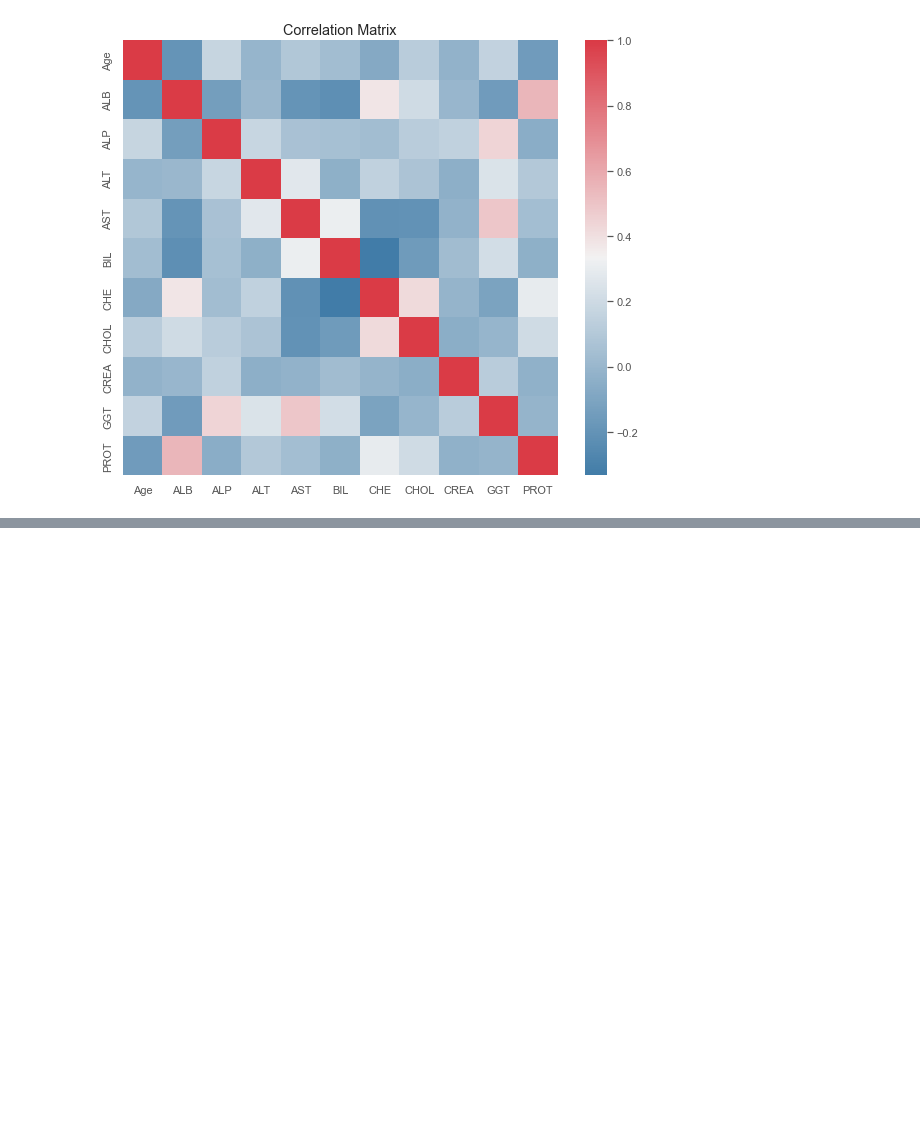
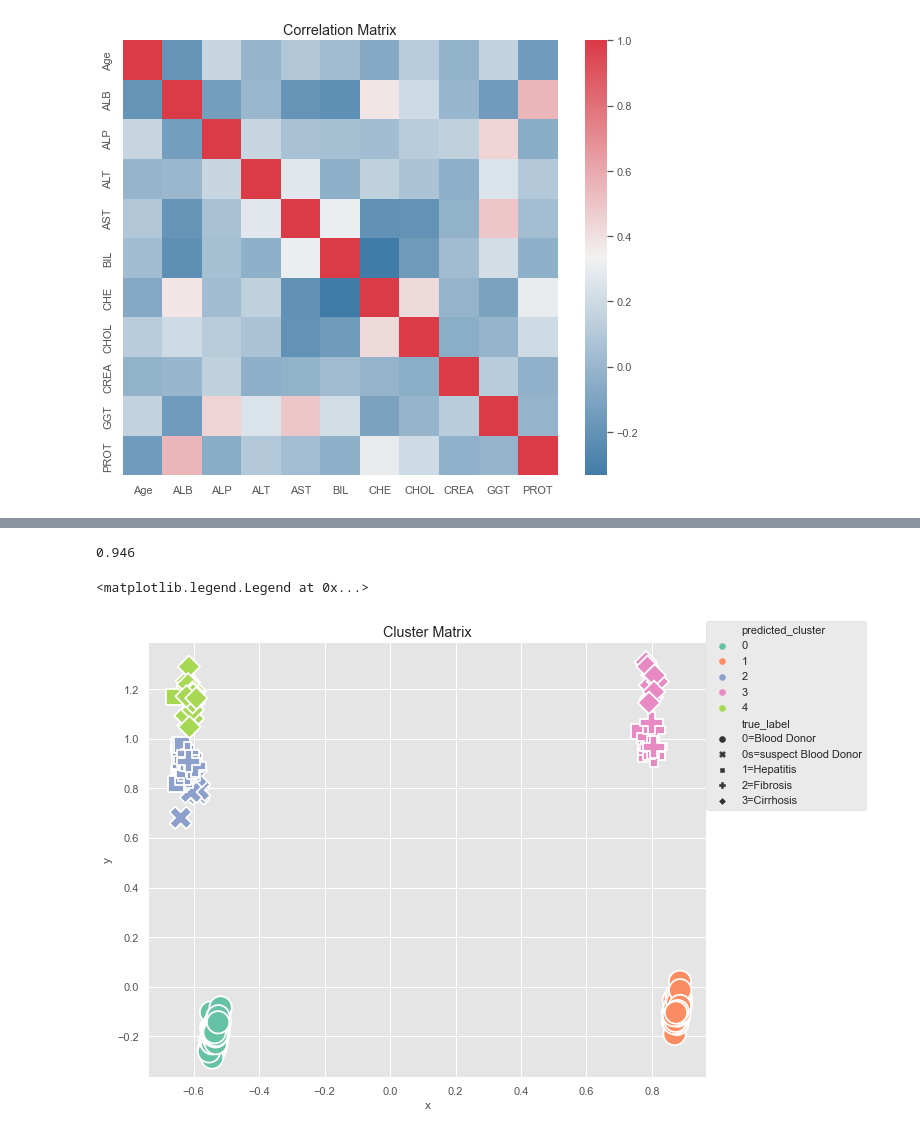
Before and after one commit to Omuk/Reborn, a Jupyter notebook: Data Practice/Practice_Field.ipynb, the cells around one changed output, grey strips where cells are left out. Saved outputs shown, nothing was run; the diff lists cells and outputs as text; code cells hidden in the pictures; blank space fills up the shorter version.

Commit message:
data

```diff
--- a/Data Practice/Practice_Field.ipynb
+++ b/Data Practice/Practice_Field.ipynb
@@ -99,0 +124,9 @@ y = data.Category
+# %%
+n_clusters = len(le.classes_)
+
+preprocessing = Pipeline(
+    [
+        ('scaler', MinMaxScaler()),
+        ('pca', PCA(n_components=2, random_state=42))
+    ]
+)
@@ -99,0 +148,9 @@ y = data.Category
+# %%
+pipe = Pipeline(
+    [
+        ('preprocessing', preprocessing),
+        ('clusterer', clusterer)
+    ]
+)
+
+pipe.fit(data)
@@ -99,0 +166,34 @@ y = data.Category
+# %%
+preprocessed_data = pipe['preprocessing'].transform(data)
+predicted_labels = pipe['clusterer']['kmeans'].labels_
+# %%
+sil_scr = silhouette_score(preprocessed_data,predicted_labels).round(3)
+sil_scr
+# %% [output]
+0.946
+# %%
+pcdaf = pd.DataFrame(
+    preprocessed_data, columns=['x', 'y']
+)
+
+pcdaf['predicted_cluster'] = predicted_labels
+pcdaf['true_label'] = le.inverse_transform(y_true)
+
+f,ax = plt.subplots(figsize=(10,8))
+
+ax.set_title('Cluster Matrix')
+
+scatt = sns.scatterplot(
+    data = pcdaf,
+    s = 500,
+    x = 'x',
+    y = 'y',
+    hue = 'predicted_cluster',
+    style='true_label',
+    palette='Set2'
+)
+
+scatt.legend(bbox_to_anchor=(1.0,1.05), loc=2, borderaxespad=0.0)
+# %% [output]
+<matplotlib.legend.Legend at 0x...>
+[figure, added]
```
Also changed, not shown: parts of 4 cells of this notebook.
